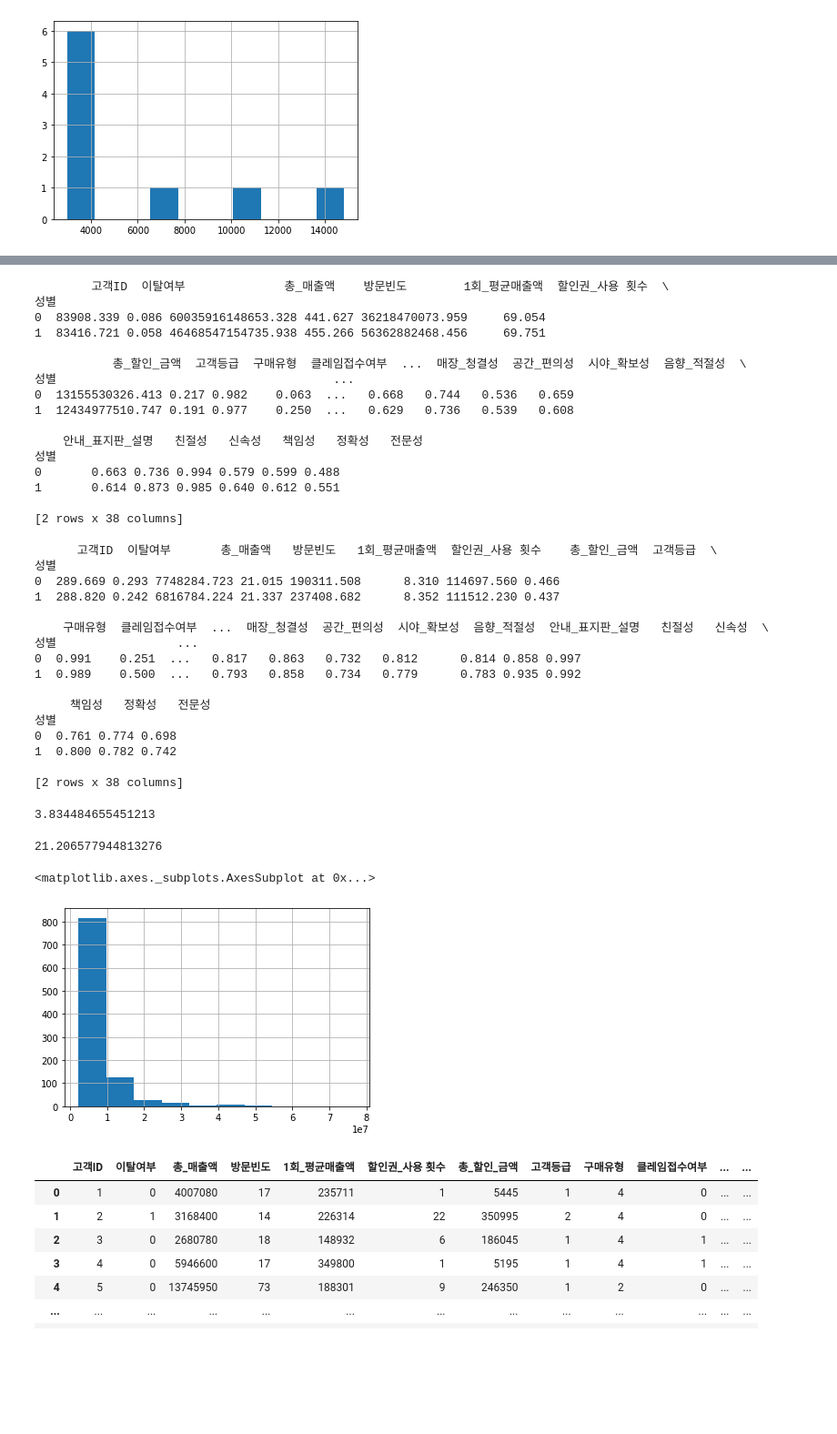
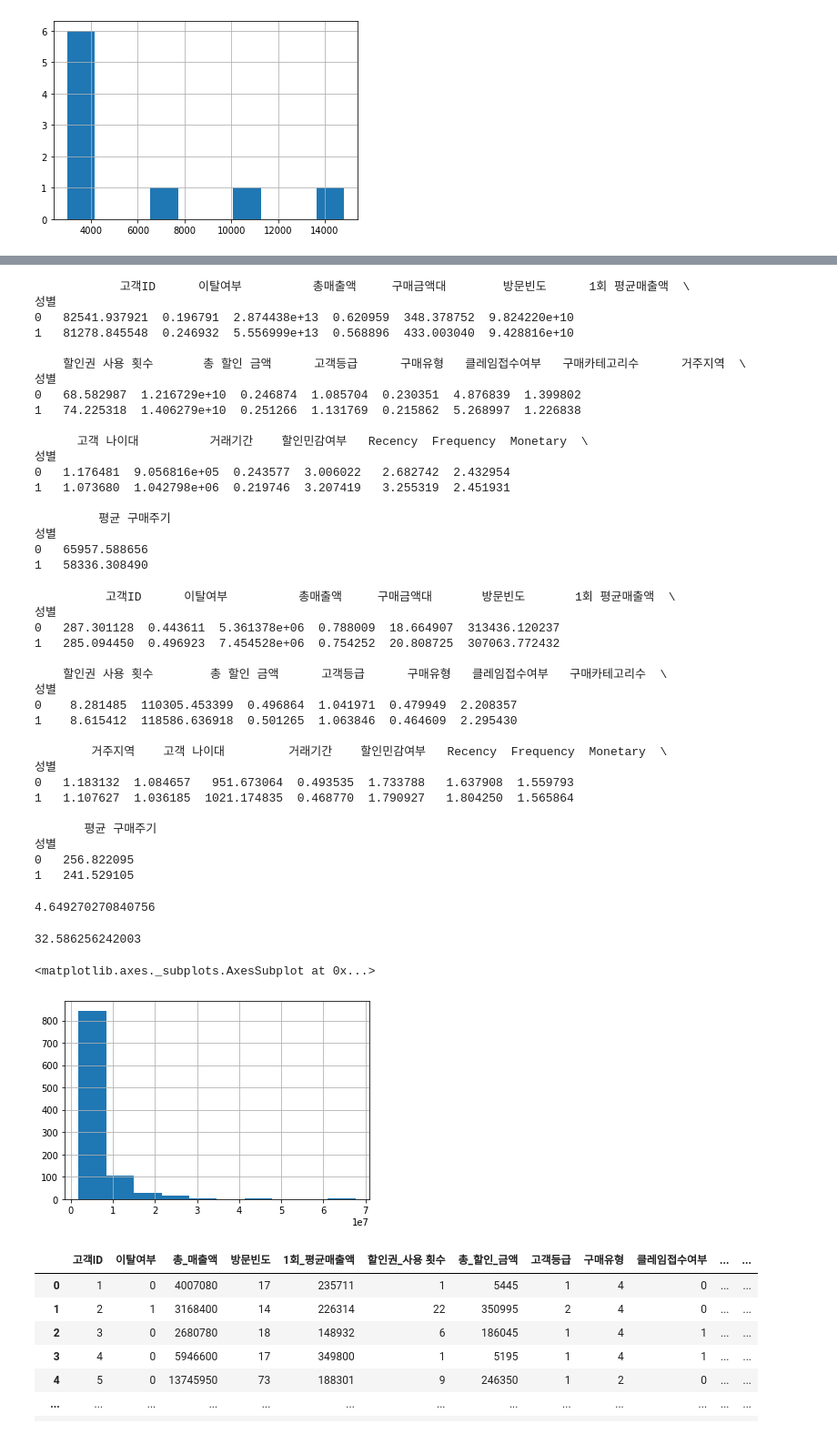
Before and after one commit to chahyeonseong/chahyeonseong, a Jupyter notebook: 새해복.ipynb, the cells around one changed output, grey strips where cells are left out. Shown: that part at 91% size. Saved outputs shown, nothing was run; the diff lists cells and outputs as text; code cells hidden in the pictures; blank space fills up the shorter version.

```diff
--- a/새해복.ipynb
+++ b/새해복.ipynb
@@ -741,6 +737,6 @@ WARNING:matplotlib.legend:No handles with labels found to put in legend.
 #DataFrame은 2차원배열이며 행과 열로 이루어진 데이터 객체를 만들어 다룰수 있으며
 #  merge,contact를 사용 가능
 import pandas as pd
-df = pd.read_csv("/content/Ashopping.csv", encoding = "cp949") #encoding = "utf-8" cp949 = utf-8
+df = pd.read_csv("/content/drive/MyDrive/Ashopping (1).csv", encoding = "cp949") #encoding = "utf-8" cp949 = utf-8
 df
 # %% [output]
@@ -804,56 +800,62 @@ print(df.groupby("성별").mean())
 #var:분산
 print(df.groupby("성별").var())
 # %% [output]
-        고객ID  이탈여부              총_매출액    방문빈도        1회_평균매출액  할인권_사용 횟수  \
+            고객ID      이탈여부          총매출액     구매금액대        방문빈도      1회 평균매출액  \
 성별
-0  83908.339 0.086 60035916148653.328 441.627 36218470073.959     69.054
-1  83416.721 0.058 46468547154735.938 455.266 56362882468.456     69.751
+0   82541.937921  0.196791  2.874438e+13  0.620959  348.378752  9.824220e+10
+1   81278.845548  0.246932  5.556999e+13  0.568896  433.003040  9.428816e+10
 
-           총_할인_금액  고객등급  구매유형  클레임접수여부  ...  매장_청결성  공간_편의성  시야_확보성  음향_적절성  \
-성별                                       ...
-0  13155530326.413 0.217 0.982    0.063  ...   0.668   0.744   0.536   0.659
-1  12434977510.747 0.191 0.977    0.250  ...   0.629   0.736   0.539   0.608
+    할인권 사용 횟수       총 할인 금액      고객등급      구매유형   클레임접수여부   구매카테고리수      거주지역  \
+성별
+0   68.582987  1.216729e+10  0.246874  1.085704  0.230351  4.876839  1.399802
+1   74.225318  1.406279e+10  0.251266  1.131769  0.215862  5.268997  1.226838
 
-    안내_표지판_설명   친절성   신속성   책임성   정확성   전문성
+      고객 나이대          거래기간    할인민감여부   Recency  Frequency  Monetary  \
 성별
-0       0.663 0.736 0.994 0.579 0.599 0.488
-1       0.614 0.873 0.985 0.640 0.612 0.551
+0   1.176481  9.056816e+05  0.243577  3.006022   2.682742  2.432954
+1   1.073680  1.042798e+06  0.219746  3.207419   3.255319  2.451931
 
-[2 rows x 38 columns]
+         평균 구매주기
+성별
+0   65957.588656
+1   58336.308490
 # %%
 #std:표준 편차
 print(df.groupby("성별").std())
 # %% [output]
-      고객ID  이탈여부       총_매출액   방문빈도   1회_평균매출액  할인권_사용 횟수    총_할인_금액  고객등급  \
+          고객ID      이탈여부          총매출액     구매금액대       방문빈도       1회 평균매출액  \
 성별
-0  289.669 0.293 7748284.723 21.015 190311.508      8.310 114697.560 0.466
-1  288.820 0.242 6816784.224 21.337 237408.682      8.352 111512.230 0.437
+0   287.301128  0.443611  5.361378e+06  0.788009  18.664907  313436.120237
+1   285.094450  0.496923  7.454528e+06  0.754252  20.808725  307063.772432
 
-    구매유형  클레임접수여부  ...  매장_청결성  공간_편의성  시야_확보성  음향_적절성  안내_표지판_설명   친절성   신속성  \
-성별                 ...
-0  0.991    0.251  ...   0.817   0.863   0.732   0.812      0.814 0.858 0.997
-1  0.989    0.500  ...   0.793   0.858   0.734   0.779      0.783 0.935 0.992
+    할인권 사용 횟수        총 할인 금액      고객등급      구매유형   클레임접수여부   구매카테고리수  \
+성별
+0    8.281485  110305.453399  0.496864  1.041971  0.479949  2.208357
+1    8.615412  118586.636918  0.501265  1.063846  0.464609  2.295430
 
-     책임성   정확성   전문성
+        거주지역    고객 나이대         거래기간    할인민감여부   Recency  Frequency  Monetary  \
 성별
-0  0.761 0.774 0.698
-1  0.800 0.782 0.742
+0   1.183132  1.084657   951.673064  0.493535  1.733788   1.637908  1.559793
+1   1.107627  1.036185  1021.174835  0.468770  1.790927   1.804250  1.565864
 
-[2 rows x 38 columns]
+       평균 구매주기
+성별
+0   256.822095
+1   241.529105
 # %%
 #왜도(치우침의 정도)
-print(df.총_매출액.skew())
+print(df.총매출액.skew())
 # %% [output]
-3.834484655451213
+4.649270270840756
 # %%
 #첨도(뾰족함의 정도)
-print(df.총_매출액.kurt())
+print(df.총매출액.kurt())
 # %% [output]
-21.206577944813276
+32.586256242003
 # %%
-df.총_매출액.hist()
+df.총매출액.hist()
 # %% [output]
 <matplotlib.axes._subplots.AxesSubplot at 0x...>
-[figure, old version]
+[figure, new version]
 # %%
 import pandas as pd
```
Also changed, not shown: parts of 37 cells of this notebook.
